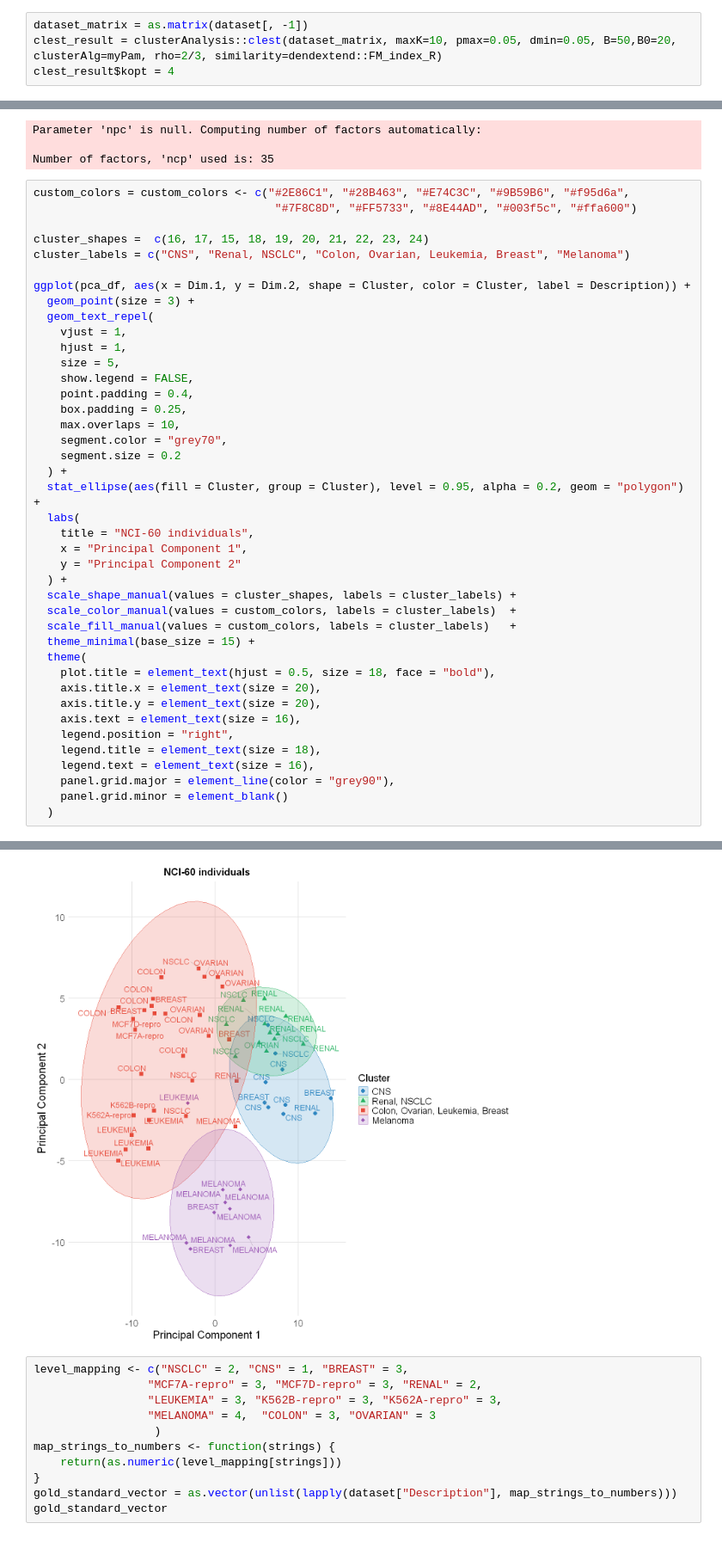
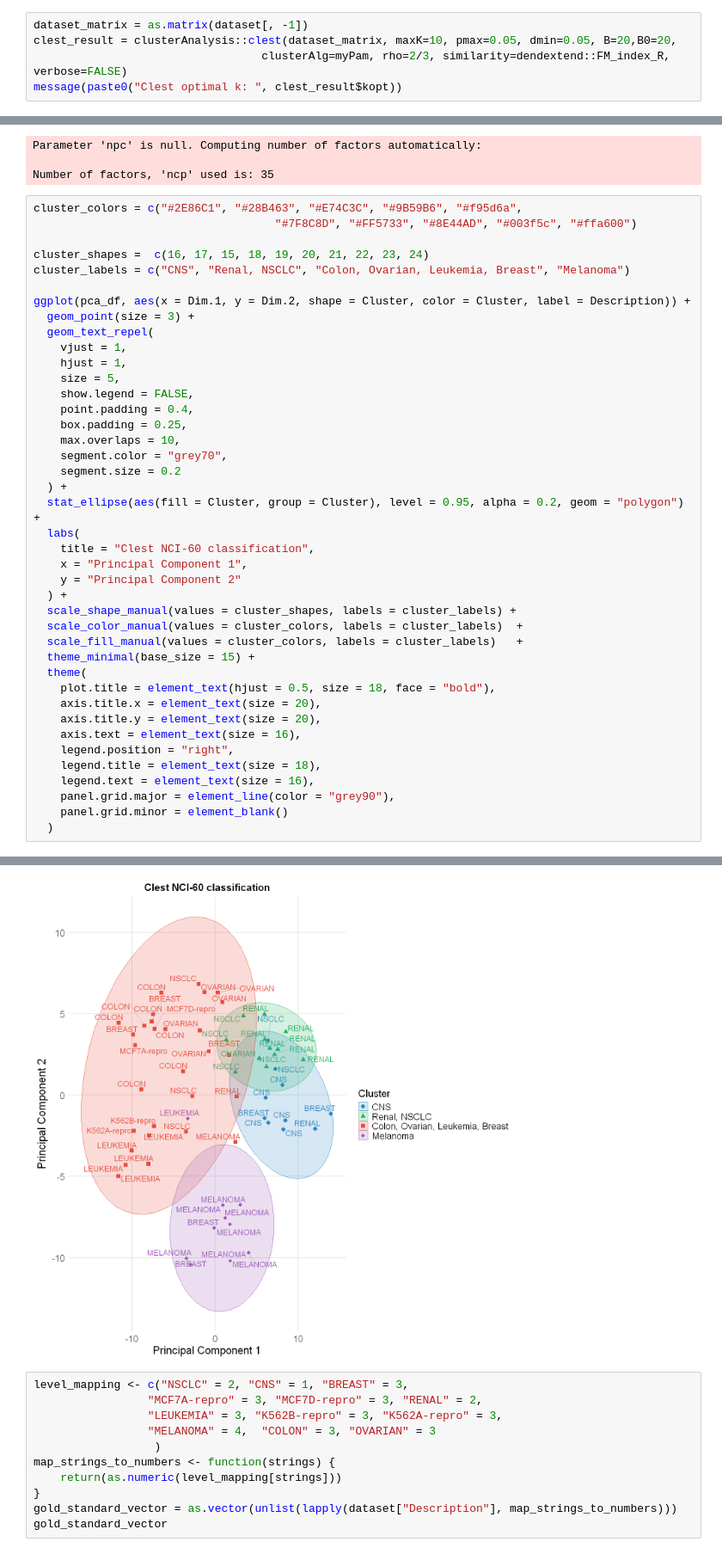
Before and after one commit to neobernad/evaluomeR, a Jupyter notebook: notebooks/use_cases/NCI60-clusterAnalysis-clest.ipynb, the cells around one changed output, grey strips where cells are left out. Shown at 86% size. Cells and saved outputs as stored; diff of their text form.

```diff
--- a/notebooks/use_cases/NCI60-clusterAnalysis-clest.ipynb
+++ b/notebooks/use_cases/NCI60-clusterAnalysis-clest.ipynb
@@ -50,6 +69,7 @@ A data.frame: 6 × 201
 Execution of Clest over the previous dataset.
 # %%
 dataset_matrix = as.matrix(dataset[, -1])
-clest_result = clusterAnalysis::clest(dataset_matrix, maxK=10, pmax=0.05, dmin=0.05, B=50,B0=20, clusterAlg=myPam, rho=2/3, similarity=dendextend::FM_index_R)
-clest_result$kopt = 4
+clest_result = clusterAnalysis::clest(dataset_matrix, maxK=10, pmax=0.05, dmin=0.05, B=20,B0=20,
+                                  clusterAlg=myPam, rho=2/3, similarity=dendextend::FM_index_R, verbose=FALSE)
+message(paste0("Clest optimal k: ", clest_result$kopt))
 # %% [output]
@@ -85,7 +89,7 @@ Parameter 'npc' is null. Computing number of factors automatically:
 
 Number of factors, 'ncp' used is: 35
 # %%
-custom_colors = custom_colors <- c("#2E86C1", "#28B463", "#E74C3C", "#9B59B6", "#f95d6a",
+cluster_colors = c("#2E86C1", "#28B463", "#E74C3C", "#9B59B6", "#f95d6a",
                                     "#7F8C8D", "#FF5733", "#8E44AD", "#003f5c", "#ffa600")
 
 cluster_shapes =  c(16, 17, 15, 18, 19, 20, 21, 22, 23, 24)
@@ -104,37 +108,37 @@ ggplot(pca_df, aes(x = Dim.1, y = Dim.2, shape = Cluster, color = Cluster, label
     segment.color = "grey70",
     segment.size = 0.2
   ) +
   stat_ellipse(aes(fill = Cluster, group = Cluster), level = 0.95, alpha = 0.2, geom = "polygon") +
   labs(
-    title = "NCI-60 individuals",
+    title = "Clest NCI-60 classification",
     x = "Principal Component 1",
     y = "Principal Component 2"
   ) +
   scale_shape_manual(values = cluster_shapes, labels = cluster_labels) +
-  scale_color_manual(values = custom_colors, labels = cluster_labels)  +
-  scale_fill_manual(values = custom_colors, labels = cluster_labels)   +
+  scale_color_manual(values = cluster_colors, labels = cluster_labels)  +
+  scale_fill_manual(values = cluster_colors, labels = cluster_labels)   +
   theme_minimal(base_size = 15) +
   theme(
     plot.title = element_text(hjust = 0.5, size = 18, face = "bold"),
     axis.title.x = element_text(size = 20),
     axis.title.y = element_text(size = 20),
     axis.text = element_text(size = 16),
     legend.position = "right",
     legend.title = element_text(size = 18),
     legend.text = element_text(size = 16),
     panel.grid.major = element_line(color = "grey90"),
     panel.grid.minor = element_blank()
   )
 # %% [output]
 Warning message:
 "The following aesthetics were dropped during statistical transformation: label.
 ℹ This can happen when ggplot fails to infer the correct grouping structure in
   the data.
 ℹ Did you forget to specify a `group` aesthetic or to convert a numerical
   variable into a factor?"
 Warning message:
 "ggrepel: 24 unlabeled data points (too many overlaps). Consider increasing max.overlaps"
-[figure, old version]
+[figure, new version]
 # %%
 level_mapping <- c("NSCLC" = 2, "CNS" = 1, "BREAST" = 3,
                  "MCF7A-repro" = 3, "MCF7D-repro" = 3, "RENAL" = 2,
```
Also changed, not shown: parts of 6 cells of this notebook, 4 other files.
